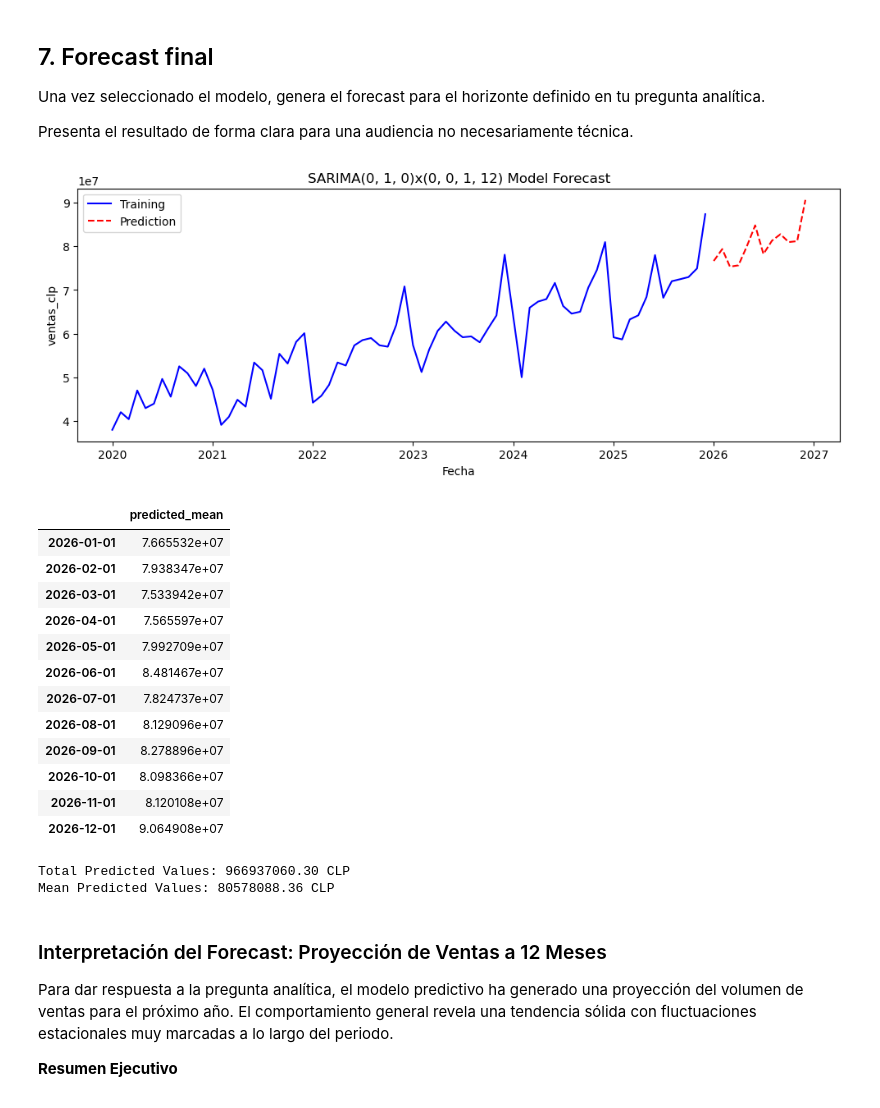
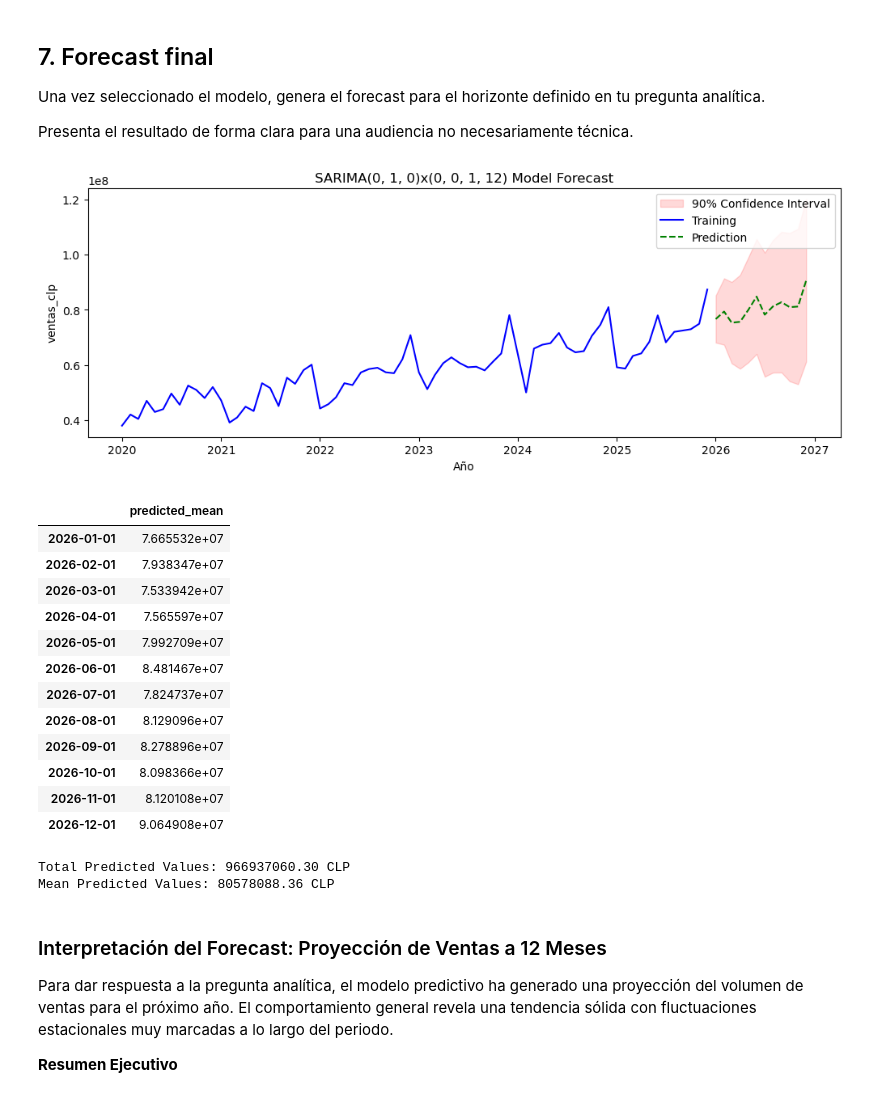
Before and after one commit to LUCHER4321/jupyter-time-series, a Jupyter notebook: Proyecto_Series_Temporales.ipynb, the cells around one changed output. Drawn from its saved outputs; the diff is of its cells as text; code cells hidden in the pictures.

```diff
--- a/Proyecto_Series_Temporales.ipynb
+++ b/Proyecto_Series_Temporales.ipynb
@@ -518,28 +518,38 @@ Presenta el resultado de forma clara para una audiencia no necesariamente técni
 # %%
 # Forecast final
 
 extendedSARIMAModel = SARIMAX(timeSeriesInMillions, order = (p, n, q), seasonal_order = (P, 0, Q, s)).fit()
 
 forecastingYears = 1
+confidence = 0.9
 
-extendedForecastInMillions = extendedSARIMAModel.get_forecast(steps = int(forecastingYears * 12.0)).predicted_mean
+extendedForecastObject = extendedSARIMAModel.get_forecast(steps = int(forecastingYears * 12.0))
+extendedForecastInMillions = extendedForecastObject.predicted_mean
 extendedForecastClp = extendedForecastInMillions * 1e6
+confidenceIntervals = extendedForecastObject.conf_int(alpha = 1 - confidence)
+lowerBoundsClp = confidenceIntervals.iloc[:, 0] * 1e6
+upperBoundsClp = confidenceIntervals.iloc[:, 1] * 1e6
 
 fig, ax = plt.subplots(figsize = (12, 4))
+ax.fill_between(extendedForecastClp.index, lowerBoundsClp, upperBoundsClp, color = "red", alpha = 0.15, label = f"{int(confidence * 100)}% Confidence Interval")
 plt.plot(timeSeries.index, timeSeries, label = "Training", color = "blue")
-plt.plot(extendedForecastClp.index, extendedForecastClp, label = "Prediction", color = "red", linestyle = "--")
+plt.plot(extendedForecastClp.index, extendedForecastClp, label = "Prediction", color = "green", linestyle = "--")
 plt.title(f"SARIMA({p}, {n}, {q})x({P}, 0, {Q}, {s}) Model Forecast")
 plt.legend()
 plt.xlabel("Año")
 plt.ylabel("ventas_clp")
 plt.show()
 
-display(pd.DataFrame(extendedForecastClp))
+display(pd.DataFrame({
+    extendedForecastClp.index.name: extendedForecastClp.index,
+    "Predicted Mean": extendedForecastClp,
+    ""
+}))
 
 print(f"Total Predicted Values: {extendedForecastClp.sum():.2f} CLP")
 print(f"Mean Predicted Values: {extendedForecastClp.mean():.2f} CLP")
 # %% [output]
-[figure, old version]
+[figure, new version]
 |  | predicted_mean |
 | 2026-01-01 | 7.665532e+07 |
 | 2026-02-01 | 7.938347e+07 |
```
Also changed, not shown: parts of 3 cells of this notebook.
